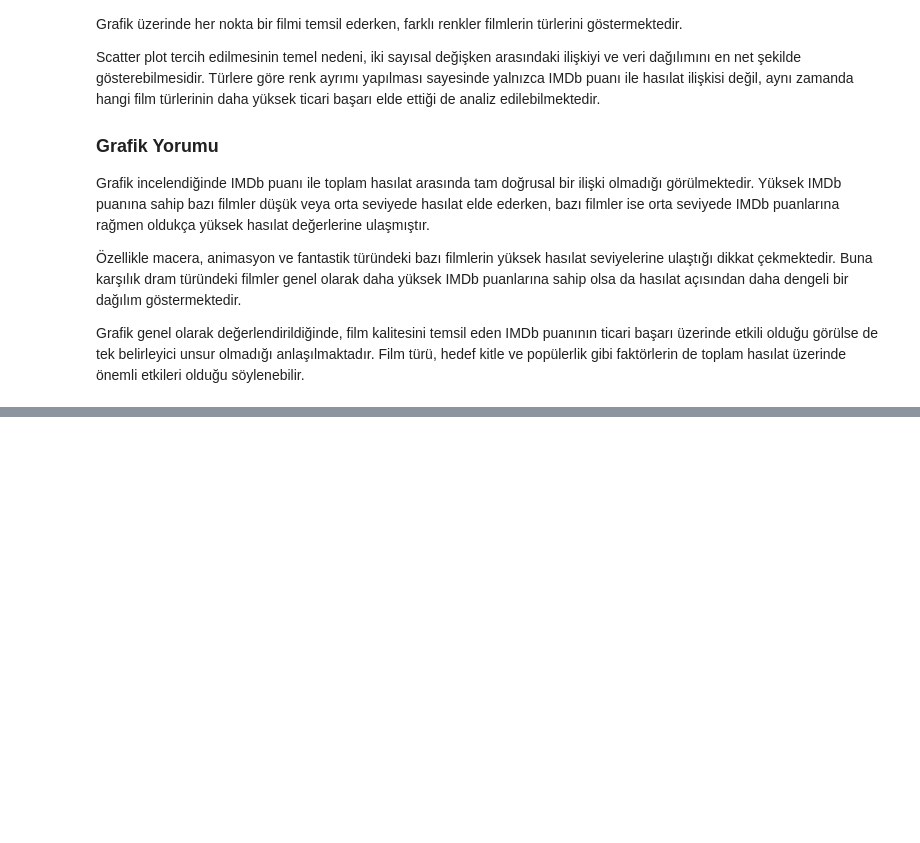
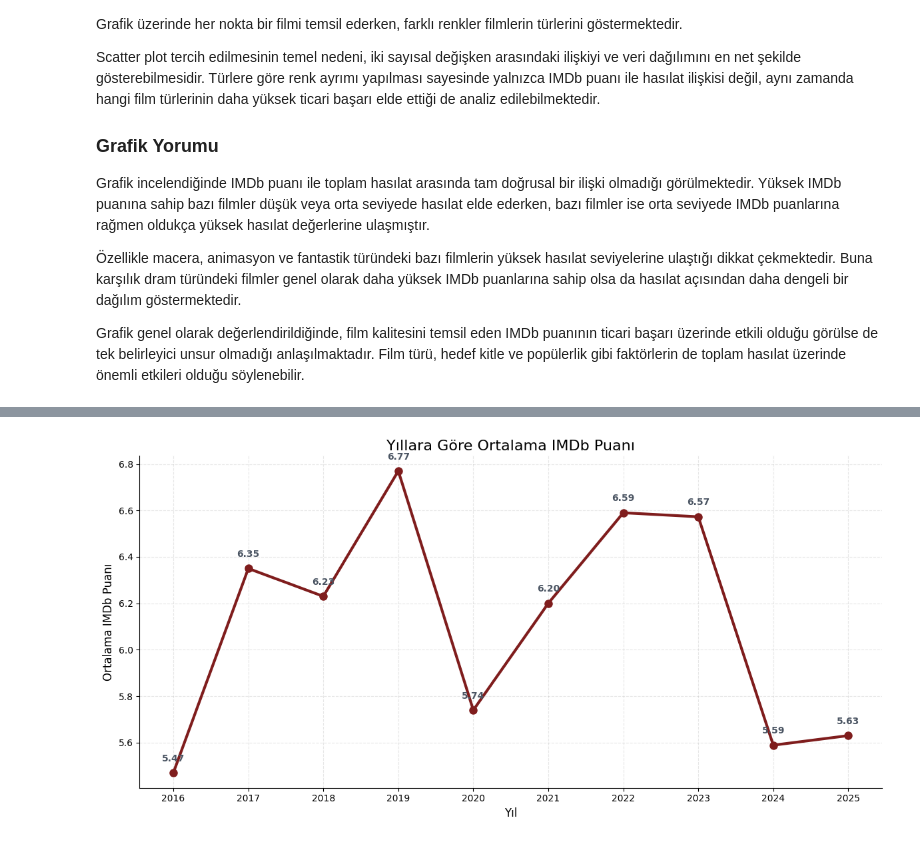
Before and after one commit to ZeynepOzbey/sinema-veri-analizi, a Jupyter notebook: notebook/film_analizi.ipynb, the cells around one changed output, grey strips where cells are left out. Saved outputs shown, nothing was run; the diff lists cells and outputs as text; code cells hidden in the pictures; blank space fills up the shorter version.

```diff
--- a/notebook/film_analizi.ipynb
+++ b/notebook/film_analizi.ipynb
@@ -210,0 +329,78 @@ plt.show()
+# %%
+import pandas as pd
+import matplotlib.pyplot as plt
+
+# Veriyi oku
+df = pd.read_excel(
+    r"C:\Users\Zeynep\OneDrive\Desktop\sinema-veri-analizi\sinema-veri-analizi\data\Son 10 yılın sinema filmleri.xlsx"
+)
+
+# Yıllara göre ortalama IMDb
+yillik_imdb = (
+    df.groupby("vizyon_tarihi")["imdb_puani"]
+      .mean()
+      .reset_index()
+      .sort_values("vizyon_tarihi")
+)
+
+# Grafik
+plt.figure(figsize=(12,6))
+
+plt.plot(
+    yillik_imdb["vizyon_tarihi"],
+    yillik_imdb["imdb_puani"],
+    marker="o",
+    markersize=8,
+    linewidth=3,
+    color="#7F1D1D"
+)
+
+# Noktaların üzerine değerleri yaz
+for x, y in zip(
+    yillik_imdb["vizyon_tarihi"],
+    yillik_imdb["imdb_puani"]
+):
+    plt.text(
+        x,
+        y + 0.05,
+        f"{y:.2f}",
+        ha="center",
+        fontsize=10,
+        fontweight="bold",
+        color="#4B5563"
+    )
+
+plt.title(
+    "Yıllara Göre Ortalama IMDb Puanı",
+    fontsize=16
+)
+
+plt.xlabel("Yıl", fontsize=12)
+plt.ylabel("Ortalama IMDb Puanı", fontsize=12)
+
+plt.grid(
+    linestyle="--",
+    alpha=0.3
+)
+
+# Üst ve sağ kenarı kaldır
+ax = plt.gca()
+ax.spines["top"].set_visible(False)
+ax.spines["right"].set_visible(False)
+
+plt.xticks(
+    yillik_imdb["vizyon_tarihi"],
+    rotation=0
+)
+
+plt.tight_layout()
+
+plt.savefig(
+    "../images/yillara_gore_ortalama_imdb.png",
+    dpi=300,
+    bbox_inches="tight"
+)
+
+plt.show()
+# %% [output]
+[figure, added]
```
Also changed, not shown: parts of 10 cells of this notebook.
